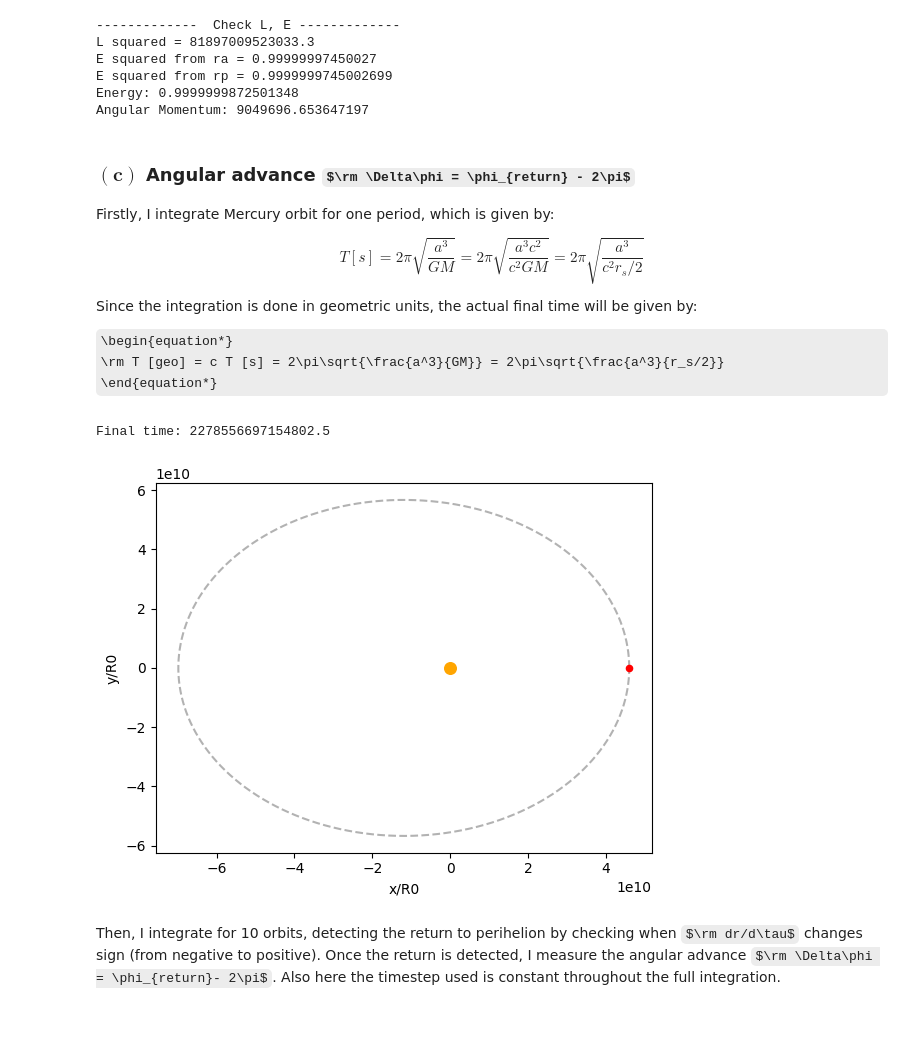
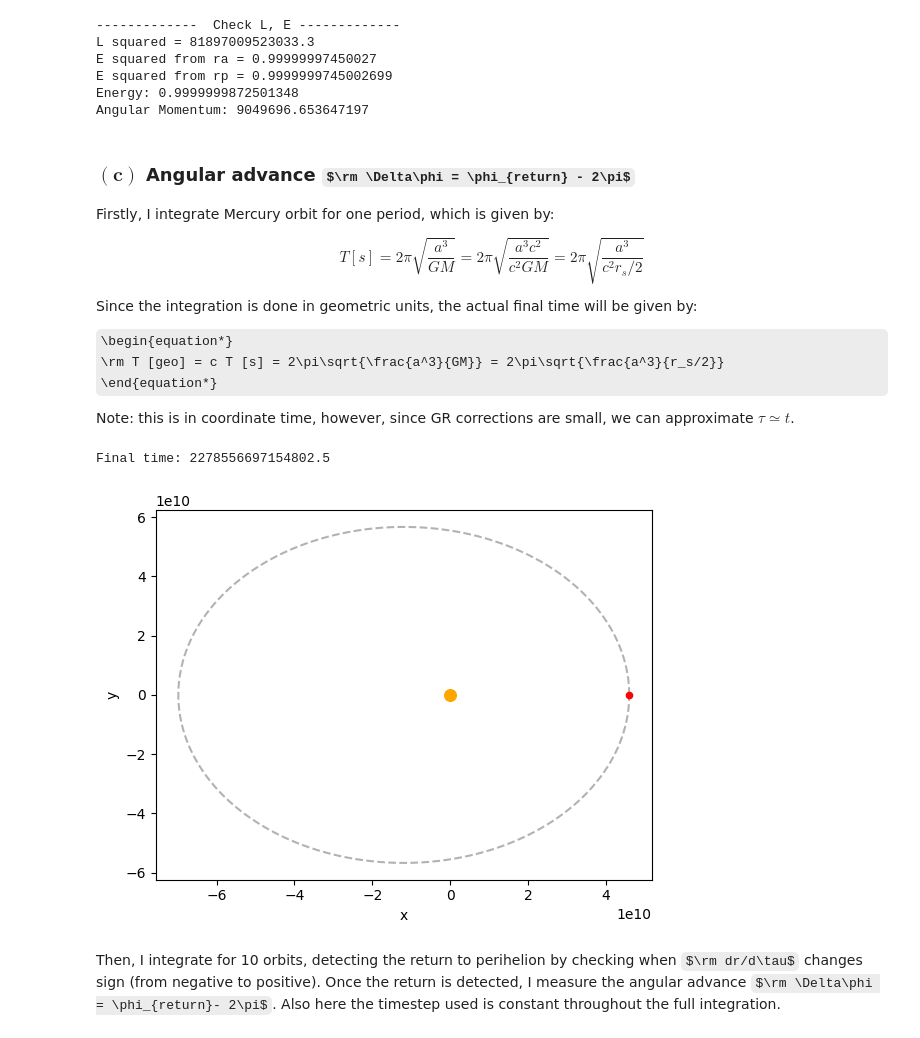
Before and after one commit to om-erika/numerical-methods-2026, a Jupyter notebook: elliptical_odes/mercury_precession.ipynb, the cells around one changed output. Cells and saved outputs as stored; diff of their text form; code cells hidden in the pictures; some formulas as TeX source.

```diff
--- a/elliptical_odes/mercury_precession.ipynb
+++ b/elliptical_odes/mercury_precession.ipynb
@@ -13,7 +13,7 @@ def r_s(M = 1.0):
     """
     return 2.*Mlen*M
 
-def half_r_s(M= 1.0):
+def half_r_s(M = 1.0):
     """
     Compute Half-Schwarzschild Radius
 
@@ -22,7 +22,7 @@ def half_r_s(M= 1.0):
     """
     return Mlen*M
 
-def f(r, M):
+def f(r, M = 1.0):
     """
     Compute (-)gtt for Schwarzschild
 
@@ -65,7 +65,7 @@ def rhs_phi(phi, y):
     array (float) y: [u, du/dphi]
 
     returns:
-    array (float) : u, du/dphi
+    array (float) : [du/dphi, d(du/dphi)/dphi]
     """
     u, up = y
     upp = half_r_s(M)/L**2 + 3*half_r_s(M) * u**2 - u
@@ -278,6 +284,8 @@ Since the integration is done in geometric units, the actual final time will be
 \begin{equation*}
     \rm T [geo] = c T [s] = 2\pi\sqrt{\frac{a^3}{GM}} = 2\pi\sqrt{\frac{a^3}{r_s/2}}
 \end{equation*}
+
+Note: this is in coordinate time, however, since GR corrections are small, we can approximate $\tau \simeq t$.
 # %%
 tf = 2*np.pi*np.sqrt(a**3/(half_r_s(M)))  #approximately the time needed to do one orbit
 print('Final time:', tf)
@@ -306,15 +314,15 @@ Final time: 2278556697154802.5
 # %%
 x = r*np.cos(phi)
 y = r*np.sin(phi)
 
 plt.scatter(0., 0., color = 'orange', s = 70)
 plt.scatter(x[-1], y[-1], color = 'red', s = 20)
 plt.plot(x, y, zorder = -1, color = 'grey', linestyle = '--', alpha = 0.6)
-plt.xlabel('x/R0')
-plt.ylabel('y/R0')
+plt.xlabel('x')
+plt.ylabel('y')
 plt.show()
 # %% [output]
-[figure, old version]
+[figure, new version]
 # %% [markdown]
 Then, I integrate for 10 orbits, detecting the return to perihelion by checking when $\rm dr/d\tau$ changes sign (from negative to positive).
 Once the return is detected, I measure the angular advance $\rm \Delta\phi = \phi_{return}- 2\pi$. Also here the timestep used is constant throughout the full integration.
```
Also changed, not shown: parts of 5 cells of this notebook.
